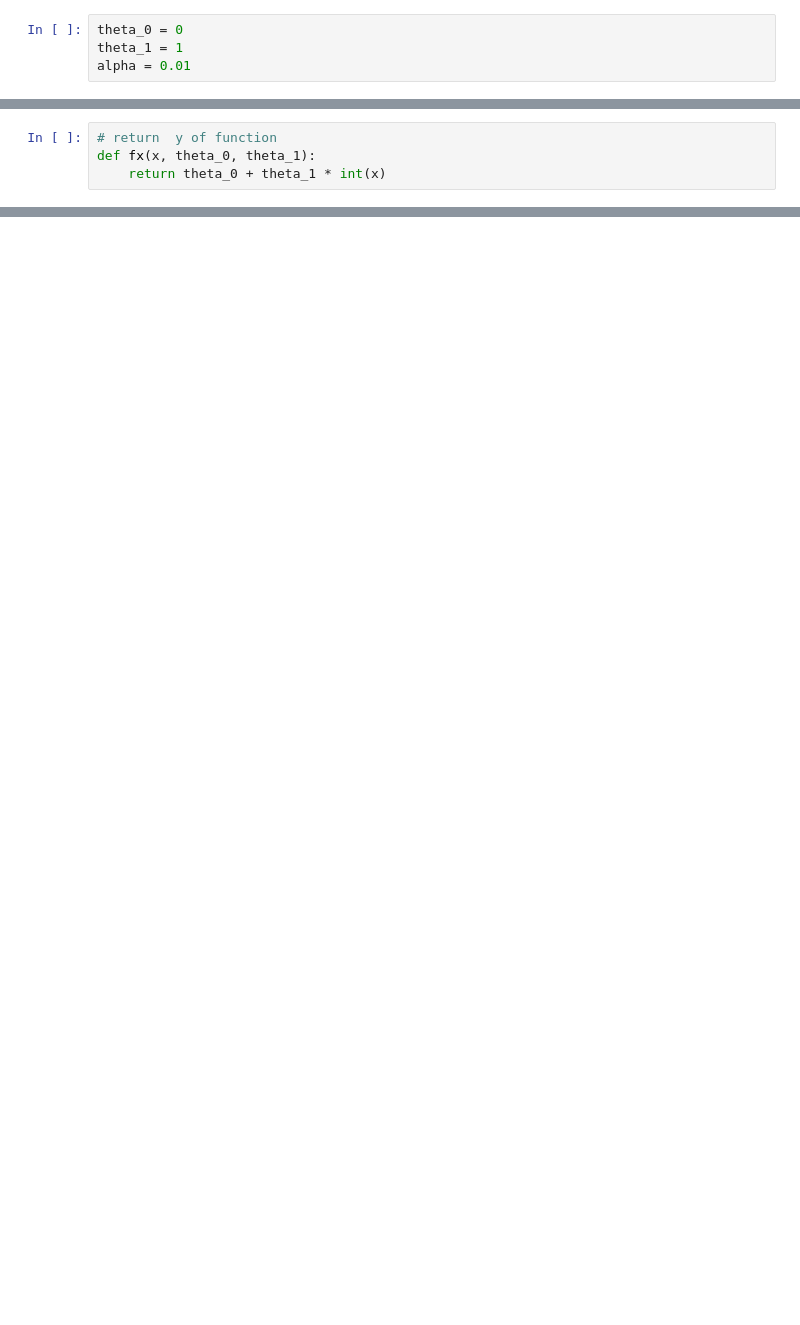
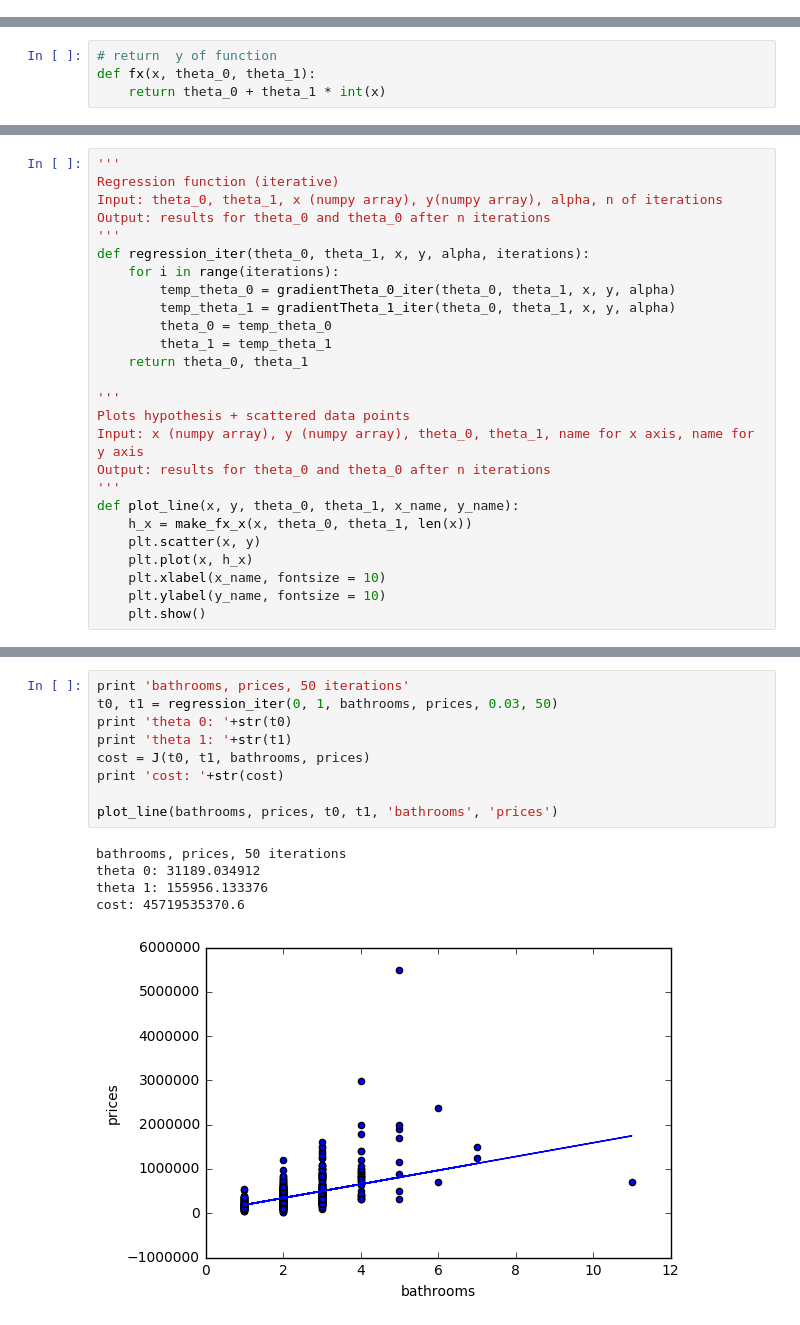
Before and after one commit to davidstap/leren, a Jupyter notebook: gradient_descent.ipynb, the cells around one changed output, grey strips where cells are left out. Drawn from its saved outputs; the diff is of its cells as text; blank space fills up the shorter version.

```diff
--- a/gradient_descent.ipynb
+++ b/gradient_descent.ipynb
@@ -44,4 +32,0 @@ plot_data(size, prices, 'price', 'size')
-# %%
-theta_0 = 0
-theta_1 = 1
-alpha = 0.01
@@ -237,0 +184,26 @@ What is the learning rate0.01
+# %%
+'''
+Regression function (iterative)
+Input: theta_0, theta_1, x (numpy array), y(numpy array), alpha, n of iterations
+Output: results for theta_0 and theta_0 after n iterations
+'''
+def regression_iter(theta_0, theta_1, x, y, alpha, iterations):
+    for i in range(iterations):
+        temp_theta_0 = gradientTheta_0_iter(theta_0, theta_1, x, y, alpha)
+        temp_theta_1 = gradientTheta_1_iter(theta_0, theta_1, x, y, alpha)
+        theta_0 = temp_theta_0
+        theta_1 = temp_theta_1
+    return theta_0, theta_1
+
+'''
+Plots hypothesis + scattered data points
+Input: x (numpy array), y (numpy array), theta_0, theta_1, name for x axis, name for y axis
+Output: results for theta_0 and theta_0 after n iterations
+'''
+def plot_line(x, y, theta_0, theta_1, x_name, y_name):
+    h_x = make_fx_x(x, theta_0, theta_1, len(x))
+    plt.scatter(x, y)
+    plt.plot(x, h_x)
+    plt.xlabel(x_name, fontsize = 10)
+    plt.ylabel(y_name, fontsize = 10)
+    plt.show()
@@ -237,0 +218,15 @@ What is the learning rate0.01
+# %%
+print 'bathrooms, prices, 50 iterations'
+t0, t1 = regression_iter(0, 1, bathrooms, prices, 0.03, 50)
+print 'theta 0: '+str(t0)
+print 'theta 1: '+str(t1)
+cost = J(t0, t1, bathrooms, prices)
+print 'cost: '+str(cost)
+
+plot_line(bathrooms, prices, t0, t1, 'bathrooms', 'prices')
+# %% [output]
+bathrooms, prices, 50 iterations
+theta 0: 31189.034912
+theta 1: 155956.133376
+cost: 45719535370.6
+[figure, added]
```
Also changed, not shown: parts of 44 cells of this notebook.
